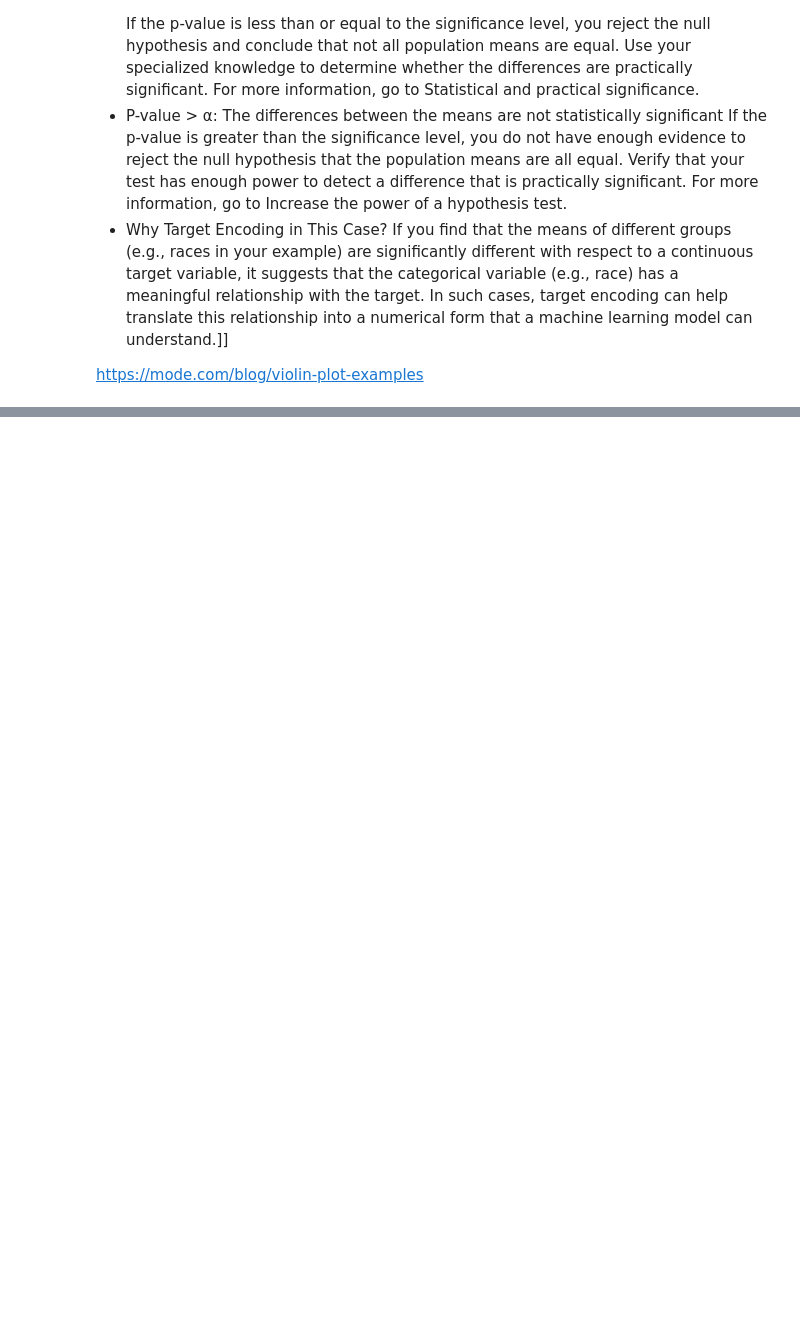
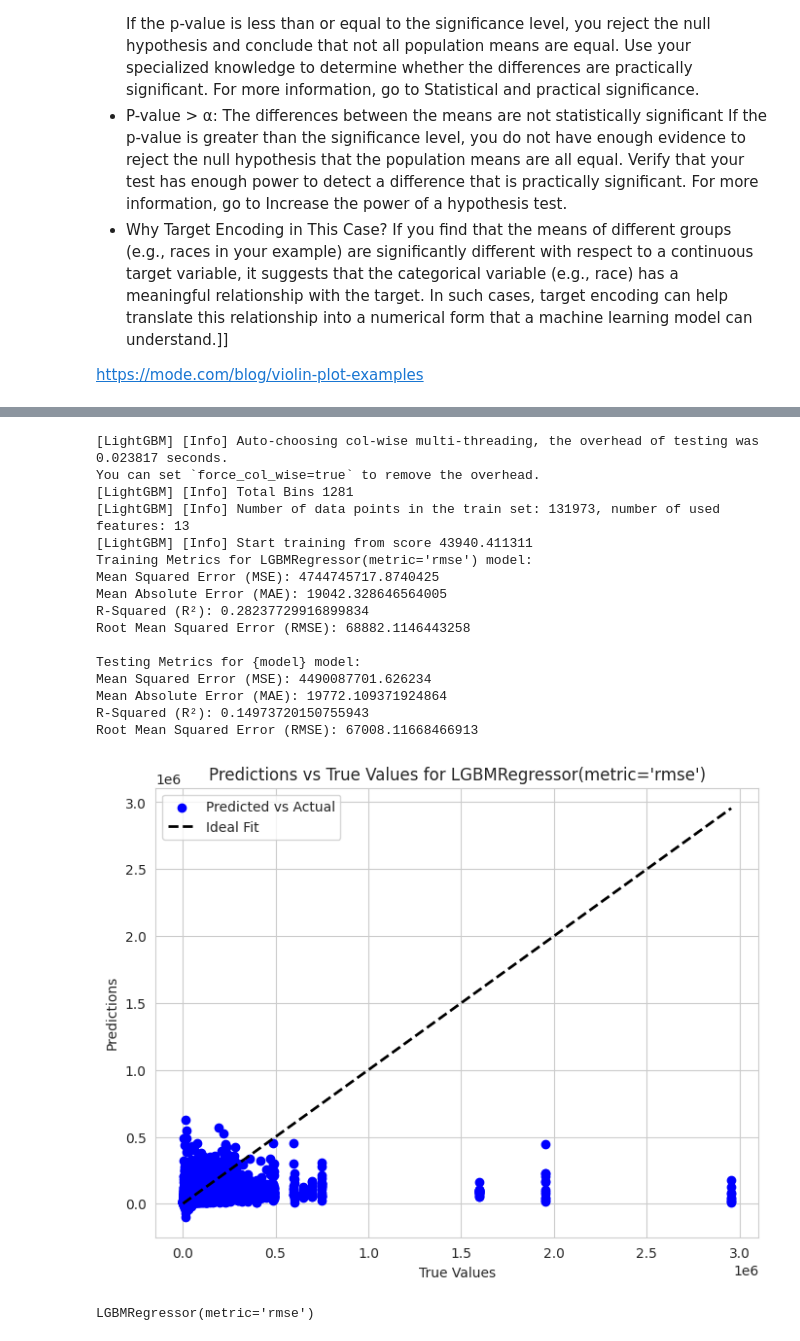
Before and after one commit to Sabya2/Kaggle_Playground-Series, a Jupyter notebook: tps-september2024-s4e9-ml.ipynb, the cells around one changed output, grey strips where cells are left out. Saved outputs shown, nothing was run; the diff lists cells and outputs as text; code cells hidden in the pictures; blank space fills up the shorter version.

```diff
--- a/tps-september2024-s4e9-ml.ipynb
+++ b/tps-september2024-s4e9-ml.ipynb
@@ -190,0 +336,26 @@ for col in object_cols:
+# %%
+from lightgbm import LGBMRegressor
+# Create an instance of the LightGBM Regressor with the RMSE metric.
+model = LGBMRegressor(metric='rmse')
+
+# Train the model using the training data.
+model_prediction_regression(model, X_train_encoded, X_test_encoded, y_train, y_test)
+# %% [output]
+[LightGBM] [Info] Auto-choosing col-wise multi-threading, the overhead of testing was 0.023817 seconds.
+You can set `force_col_wise=true` to remove the overhead.
+[LightGBM] [Info] Total Bins 1281
+[LightGBM] [Info] Number of data points in the train set: 131973, number of used features: 13
+[LightGBM] [Info] Start training from score 43940.411311
+Training Metrics for LGBMRegressor(metric='rmse') model:
+Mean Squared Error (MSE): 4744745717.8740425
+Mean Absolute Error (MAE): 19042.328646564005
+R-Squared (R²): 0.28237729916899834
+Root Mean Squared Error (RMSE): 68882.1146443258
+
+Testing Metrics for {model} model:
+Mean Squared Error (MSE): 4490087701.626234
+Mean Absolute Error (MAE): 19772.109371924864
+R-Squared (R²): 0.14973720150755943
+Root Mean Squared Error (RMSE): 67008.11668466913
+[figure, added]
+LGBMRegressor(metric='rmse')
```
Also changed, not shown: parts of 9 cells of this notebook.
